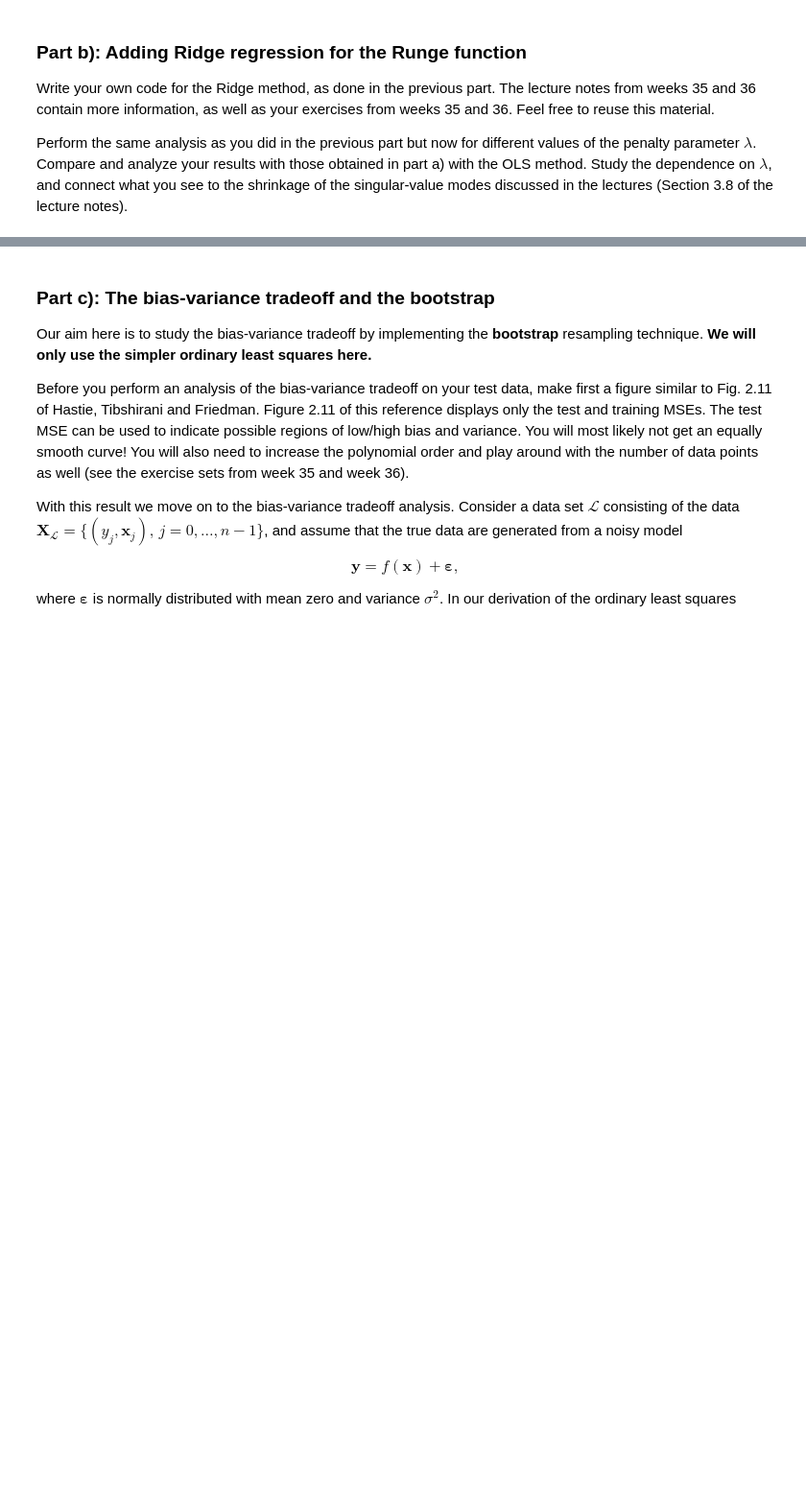
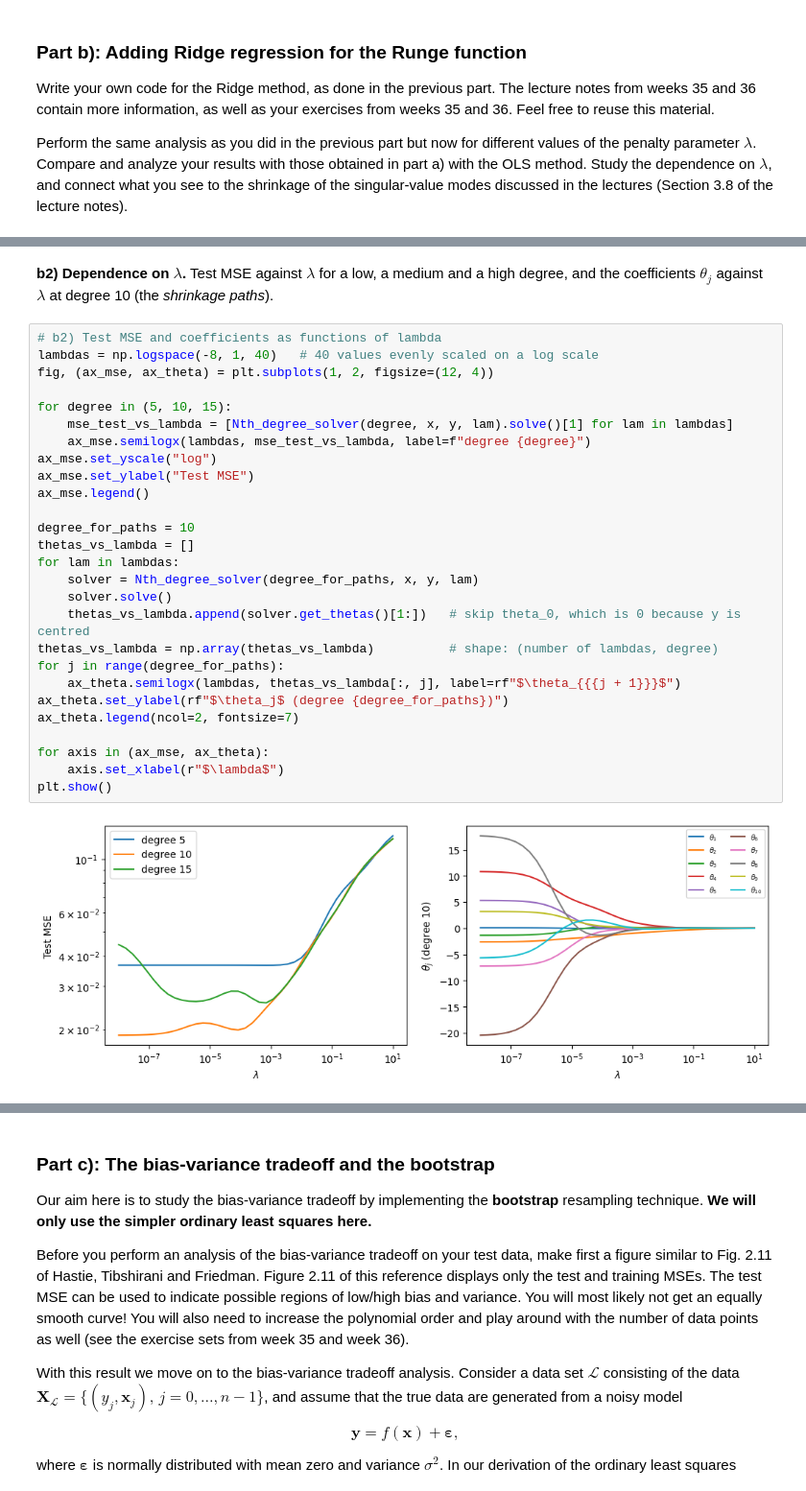
Before and after one commit to GiacomoSaporetti/FYS-STK4155-Project1, a Jupyter notebook: Project1.ipynb, the cells around one changed output, grey strips where cells are left out. Shown at 96% size. Cells and saved outputs as stored; diff of their text form; blank space fills up the shorter version.

```diff
--- a/Project1.ipynb
+++ b/Project1.ipynb
@@ -409,0 +405,31 @@ plt.show()
+# %% [markdown]
+**b2) Dependence on $\lambda$.** Test MSE against $\lambda$ for a low, a medium and a high degree, and the coefficients $\theta_j$ against $\lambda$ at degree 10 (the *shrinkage paths*).
+# %%
+# b2) Test MSE and coefficients as functions of lambda
+lambdas = np.logspace(-8, 1, 40)   # 40 values evenly scaled on a log scale
+fig, (ax_mse, ax_theta) = plt.subplots(1, 2, figsize=(12, 4))
+
+for degree in (5, 10, 15):
+    mse_test_vs_lambda = [Nth_degree_solver(degree, x, y, lam).solve()[1] for lam in lambdas]
+    ax_mse.semilogx(lambdas, mse_test_vs_lambda, label=f"degree {degree}")
+ax_mse.set_yscale("log")
+ax_mse.set_ylabel("Test MSE")
+ax_mse.legend()
+
+degree_for_paths = 10
+thetas_vs_lambda = []
+for lam in lambdas:
+    solver = Nth_degree_solver(degree_for_paths, x, y, lam)
+    solver.solve()
+    thetas_vs_lambda.append(solver.get_thetas()[1:])   # skip theta_0, which is 0 because y is centred
+thetas_vs_lambda = np.array(thetas_vs_lambda)          # shape: (number of lambdas, degree)
+for j in range(degree_for_paths):
+    ax_theta.semilogx(lambdas, thetas_vs_lambda[:, j], label=rf"$\theta_{{{j + 1}}}$")
+ax_theta.set_ylabel(rf"$\theta_j$ (degree {degree_for_paths})")
+ax_theta.legend(ncol=2, fontsize=7)
+
+for axis in (ax_mse, ax_theta):
+    axis.set_xlabel(r"$\lambda$")
+plt.show()
+# %% [output]
+[figure, added]
```
Also changed, not shown: parts of 16 cells of this notebook.
